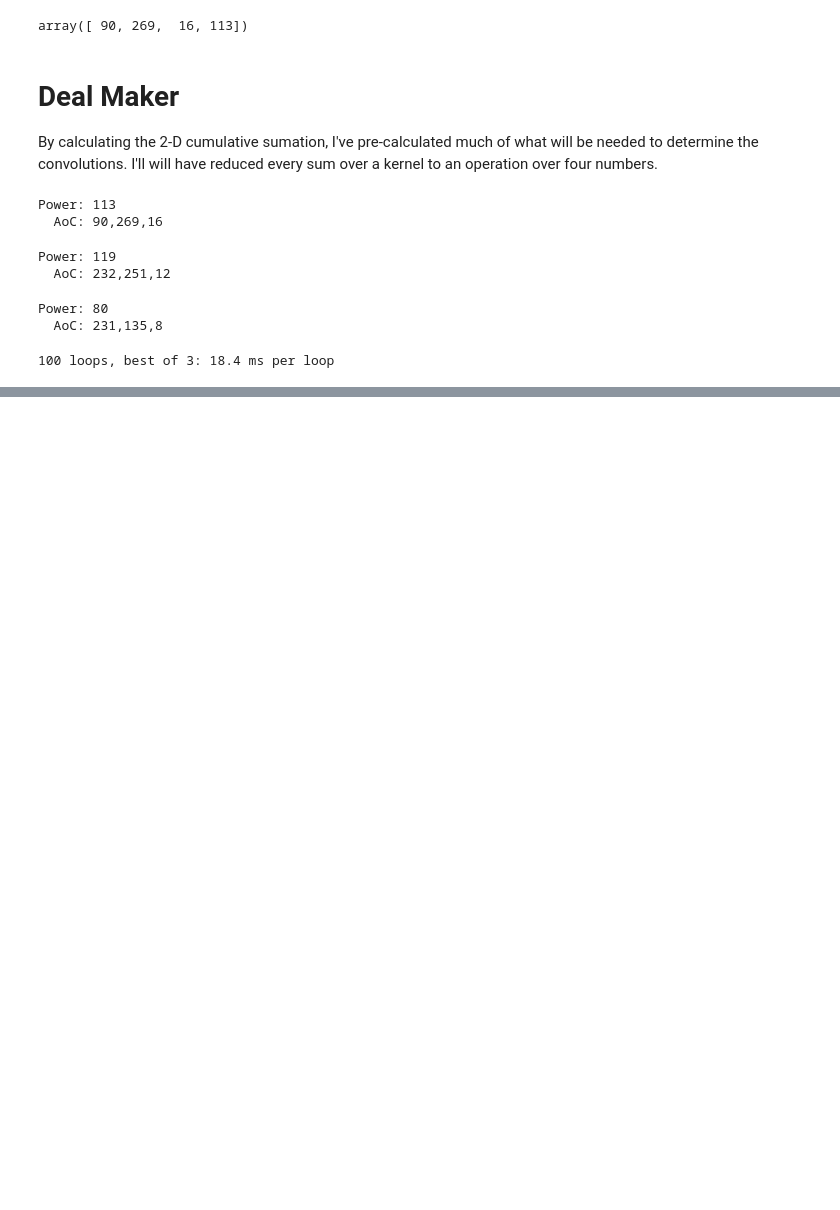
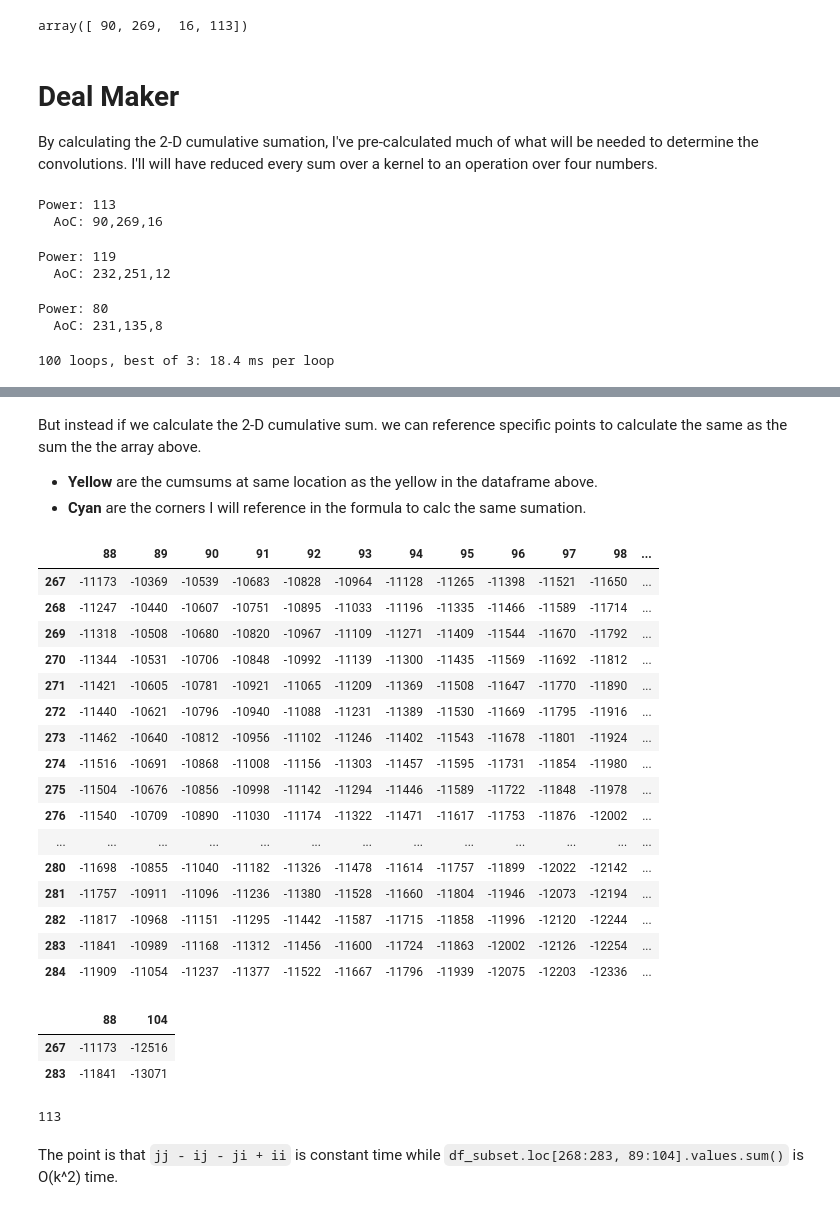
Before and after one commit to pirsquared/Advent-of-Code, a Jupyter notebook: 2018/Day11_improved.ipynb, the cells around one changed output, grey strips where cells are left out. Saved outputs shown, nothing was run; the diff lists cells and outputs as text; code cells hidden in the pictures; blank space fills up the shorter version.

```diff
--- a/2018/Day11_improved.ipynb
+++ b/2018/Day11_improved.ipynb
@@ -79,0 +124,50 @@ Power: 80
+# %% [markdown]
+But instead if we calculate the 2-D cumulative sum. we can reference specific points to calculate the same as the sum the the array above.
+
+- **Yellow** are the cumsums at same location as the yellow in the dataframe above.
+- **Cyan** are the corners I will reference in the formula to calc the same sumation.
+# %%
+def highlight_cols(s):
+    color = 'yellow'
+    return f'background-color: {color}'
+
+def highlight_cell(s):
+    color = 'cyan'
+    return f'background-color: {color}'
+
+interior = pd.IndexSlice[268:283, 89:104]
+four_pts = pd.IndexSlice[[267, 283], [88, 104]]
+df_cumsum_subset.style \
+    .applymap(highlight_cols, subset=interior) \
+    .applymap(highlight_cell, subset=four_pts)
+# %% [output]
+|  | 88 | 89 | 90 | 91 | 92 | 93 | 94 | 95 | 96 | 97 | 98 | ... |
+| 267 | -11173 | -10369 | -10539 | -10683 | -10828 | -10964 | -11128 | -11265 | -11398 | -11521 | -11650 | ... |
+| 268 | -11247 | -10440 | -10607 | -10751 | -10895 | -11033 | -11196 | -11335 | -11466 | -11589 | -11714 | ... |
+| 269 | -11318 | -10508 | -10680 | -10820 | -10967 | -11109 | -11271 | -11409 | -11544 | -11670 | -11792 | ... |
+| 270 | -11344 | -10531 | -10706 | -10848 | -10992 | -11139 | -11300 | -11435 | -11569 | -11692 | -11812 | ... |
+| 271 | -11421 | -10605 | -10781 | -10921 | -11065 | -11209 | -11369 | -11508 | -11647 | -11770 | -11890 | ... |
+| 272 | -11440 | -10621 | -10796 | -10940 | -11088 | -11231 | -11389 | -11530 | -11669 | -11795 | -11916 | ... |
+| 273 | -11462 | -10640 | -10812 | -10956 | -11102 | -11246 | -11402 | -11543 | -11678 | -11801 | -11924 | ... |
+| 274 | -11516 | -10691 | -10868 | -11008 | -11156 | -11303 | -11457 | -11595 | -11731 | -11854 | -11980 | ... |
+| 275 | -11504 | -10676 | -10856 | -10998 | -11142 | -11294 | -11446 | -11589 | -11722 | -11848 | -11978 | ... |
+| 276 | -11540 | -10709 | -10890 | -11030 | -11174 | -11322 | -11471 | -11617 | -11753 | -11876 | -12002 | ... |
+| ... | ... | ... | ... | ... | ... | ... | ... | ... | ... | ... | ... | ... |
+| 280 | -11698 | -10855 | -11040 | -11182 | -11326 | -11478 | -11614 | -11757 | -11899 | -12022 | -12142 | ... |
+| 281 | -11757 | -10911 | -11096 | -11236 | -11380 | -11528 | -11660 | -11804 | -11946 | -12073 | -12194 | ... |
+| 282 | -11817 | -10968 | -11151 | -11295 | -11442 | -11587 | -11715 | -11858 | -11996 | -12120 | -12244 | ... |
+| 283 | -11841 | -10989 | -11168 | -11312 | -11456 | -11600 | -11724 | -11863 | -12002 | -12126 | -12254 | ... |
+| 284 | -11909 | -11054 | -11237 | -11377 | -11522 | -11667 | -11796 | -11939 | -12075 | -12203 | -12336 | ... |
+# %%
+df_cumsum.loc[four_pts]
+# %% [output]
+|  | 88 | 104 |
+| 267 | -11173 | -12516 |
+| 283 | -11841 | -13071 |
+# %%
+(ii, ij), (ji, jj) = df_cumsum.loc[four_pts].values
+jj - ij - ji + ii
+# %% [output]
+113
+# %% [markdown]
+The point is that `jj - ij - ji + ii` is constant time while `df_subset.loc[268:283, 89:104].values.sum()` is O(k^2) time.
```
Also changed, not shown: parts of 8 cells of this notebook.
